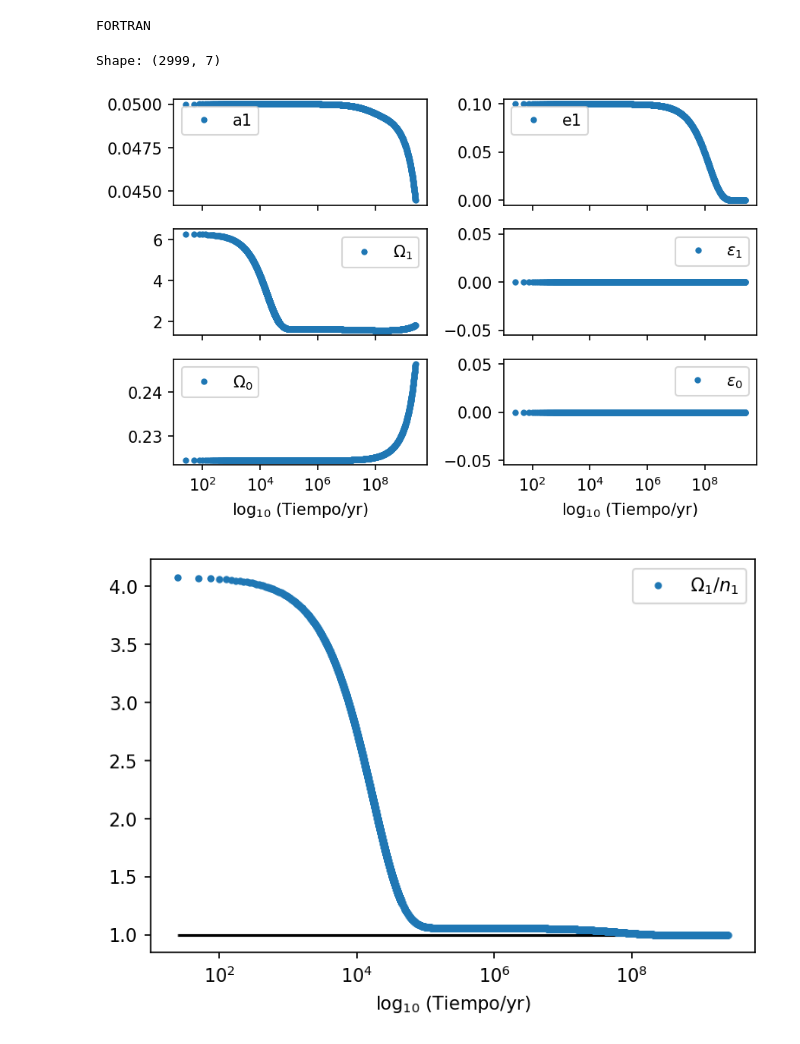
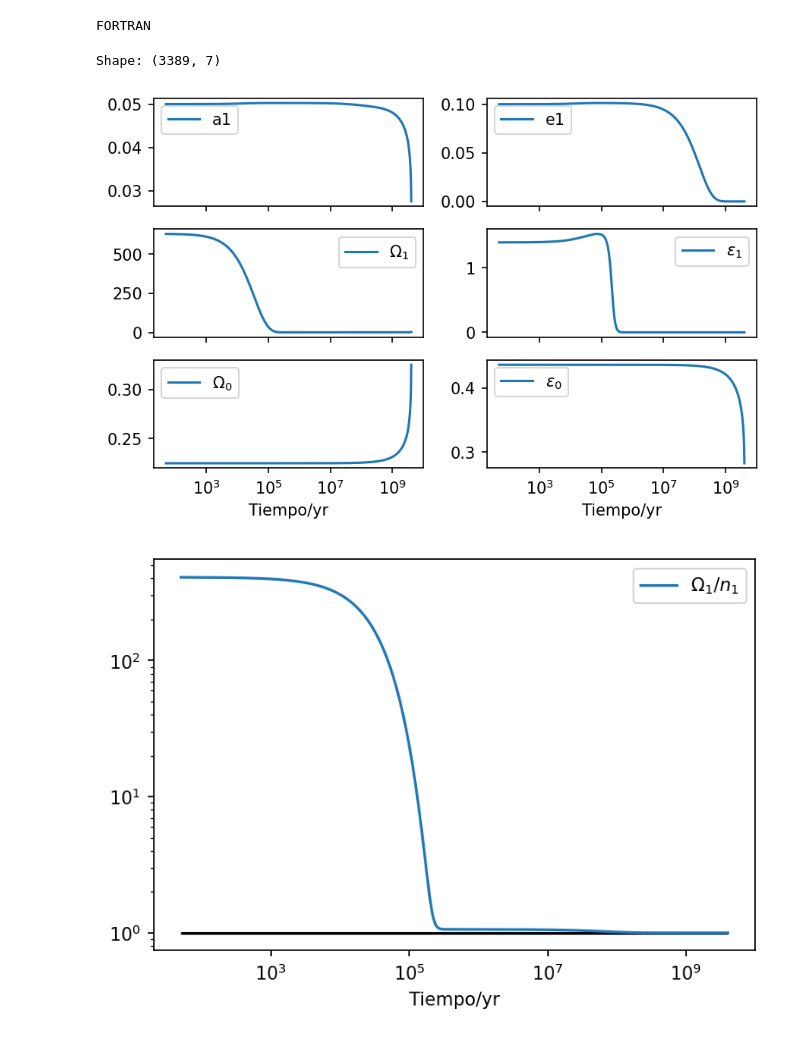
Before and after one commit to Gianuzzi/TidalEvolution, a Jupyter notebook: Fortran/Plot_salida.ipynb, the cells around one changed output. Saved outputs shown, nothing was run; the diff lists cells and outputs as text; code cells hidden in the pictures.

```diff
--- a/Fortran/Plot_salida.ipynb
+++ b/Fortran/Plot_salida.ipynb
@@ -7,21 +7,26 @@ print("FORTRAN")
 FORTRAN
 # %%
 G = 0.01720209895**2 # AU³ days⁻² Ms⁻¹
+Mj = 9.54e-4    # Ms
+m0 = 1
+m1 = 1. * Mj
 
-def n(a, m0=1., m1=9.54e-4):
+def n (a):
     return np.sqrt(G * (m0 + m1) / a**3)
 
+name = "Salida3.txt"
+
 try:
-    data = np.genfromtxt("Salida.txt")
+    data = np.genfromtxt(name)
 except ValueError as err:
     try:
-        data = np.genfromtxt("Salida.txt", skip_footer=1)
+        data = np.genfromtxt(name, skip_footer=1)
         print("Still writing...")
     except:
         raise ValueError (err)
 print("Shape:", data.shape)
 # %% [output]
-Shape: (2999, 7)
+Shape: (3389, 7)
 # %%
 a1 = data[:, 0]
 e1 = data[:, 1]
@@ -35,31 +40,32 @@ n1 = n(a1)
 # %%
 fig, axs = plt.subplots(3, 2, sharex=True, dpi=150)
 
-axs[0,0].plot(t, a1, '.', label='a1')
-axs[0,1].plot(t, e1, '.', label='e1')
-axs[1,0].plot(t, s1, '.',  label='$\Omega_1$')
-axs[1,1].plot(t, o1, '.', label='$\epsilon_1$')
-axs[2,0].plot(t, s0, '.', label='$\Omega_0$')
-axs[2,1].plot(t, o0, '.', label='$\epsilon_0$')
+axs[0,0].plot(t, a1, '-', label='a1')
+axs[0,1].plot(t, e1, '-', label='e1')
+axs[1,0].plot(t, s1, '-', label='$\Omega_1$')
+axs[1,1].plot(t, o1, '-', label='$\epsilon_1$')
+axs[2,0].plot(t, s0, '-', label='$\Omega_0$')
+axs[2,1].plot(t, o0, '-', label='$\epsilon_0$')
 
 for ax in axs.flat:
     ax.semilogx()
     ax.legend()
 
 for ax in axs.flat[-2:]:
-    ax.set_xlabel("log$_{10}$ (Tiempo/yr)")
+    ax.set_xlabel("Tiempo/yr")
 
 fig.tight_layout()
 plt.show()
 # %% [output]
-[figure, old version]
+[figure, new version]
 # %%
 plt.figure(dpi=150)
-plt.plot(t, s1 / n1, '.', label='$\Omega_1/n_1$')
+plt.plot(t, s1 / n1, '-', label='$\Omega_1/n_1$')
 plt.hlines(1, t[0], t[-1], 'k')
 plt.semilogx()
-plt.xlabel("log$_{10}$ (Tiempo/yr)")
+plt.semilogy()
+plt.xlabel("Tiempo/yr")
 plt.legend()
 plt.show()
 # %% [output]
-[figure, old version]
+[figure, new version]
```
Also changed, not shown: parts of 1 cell of this notebook, 25 other files.
